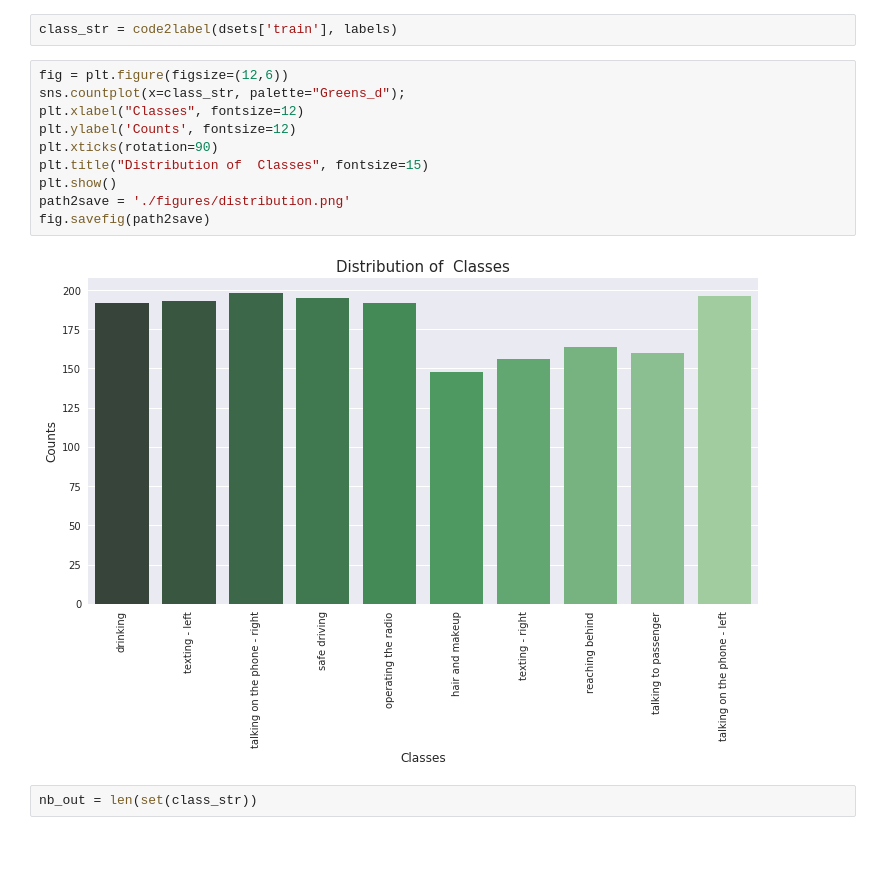
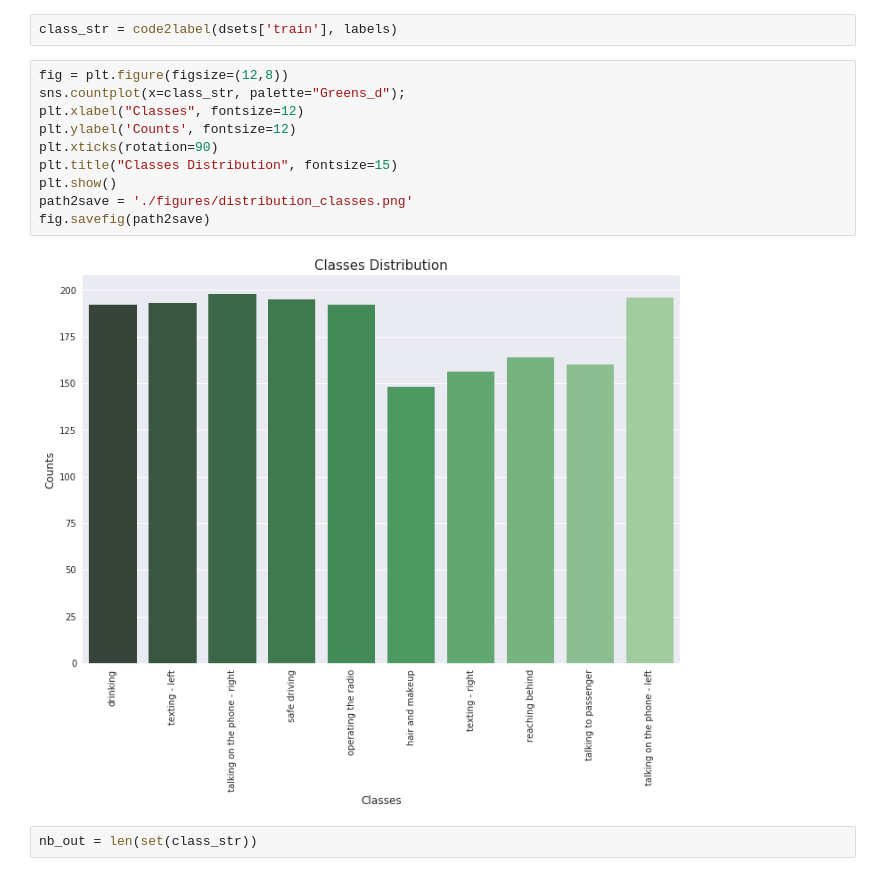
Before and after one commit to RenatoBMLR/state-farm-distracted-driver-detection, a Jupyter notebook: Distracted_Driver_Detection.ipynb, the cells around one changed output. Saved outputs shown, nothing was run; the diff lists cells and outputs as text; blank space fills up the shorter version.

```diff
--- a/Distracted_Driver_Detection.ipynb
+++ b/Distracted_Driver_Detection.ipynb
@@ -251,17 +251,17 @@ def code2label(dataset, labels):
 # %%
 class_str = code2label(dsets['train'], labels)
 # %%
-fig = plt.figure(figsize=(12,6))
+fig = plt.figure(figsize=(12,8))
 sns.countplot(x=class_str, palette="Greens_d");
 plt.xlabel("Classes", fontsize=12)
 plt.ylabel('Counts', fontsize=12)
 plt.xticks(rotation=90)
-plt.title("Distribution of  Classes", fontsize=15)
+plt.title("Classes Distribution", fontsize=15)
 plt.show()
-path2save = './figures/distribution.png'
+path2save = './figures/distribution_classes.png'
 fig.savefig(path2save)
 # %% [output]
-[figure, old version]
+[figure, new version]
 # %%
 nb_out = len(set(class_str))
 # %%
```
Also changed, not shown: parts of 8 cells of this notebook, 2 other files.
